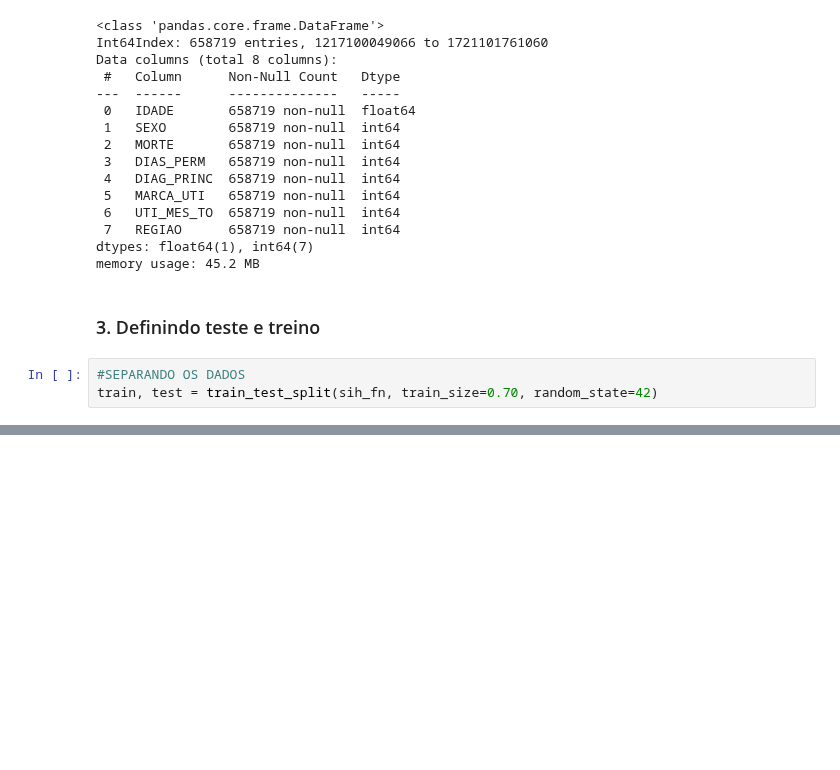
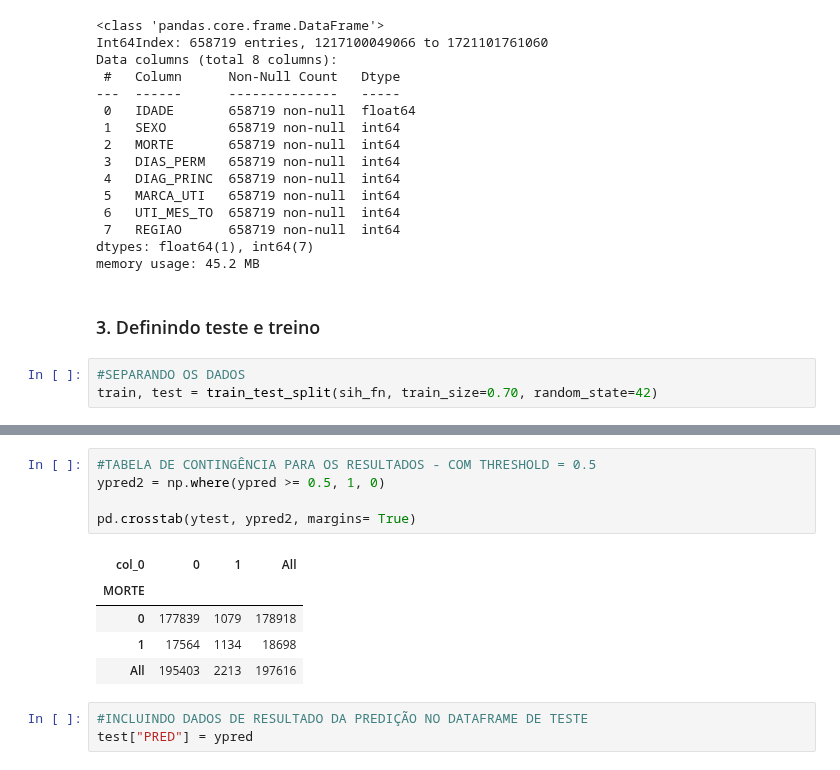
Before and after one commit to daniellybx/projeto_predicao_pneumonia, a Jupyter notebook: 03_analise_preditiva.ipynb, the cells around one changed output, grey strips where cells are left out. Drawn from its saved outputs; the diff is of its cells as text; blank space fills up the shorter version.

```diff
--- a/03_analise_preditiva.ipynb
+++ b/03_analise_preditiva.ipynb
@@ -70,0 +83,14 @@ REGIAO         0.1220      0.011     11.203      0.000       0.101       0.143
+# %%
+#TABELA DE CONTINGÊNCIA PARA OS RESULTADOS - COM THRESHOLD = 0.5
+ypred2 = np.where(ypred >= 0.5, 1, 0)
+
+pd.crosstab(ytest, ypred2, margins= True)
+# %% [output]
+| col_0 | 0 | 1 | All |
+| MORTE |  |  |  |
+| 0 | 177839 | 1079 | 178918 |
+| 1 | 17564 | 1134 | 18698 |
+| All | 195403 | 2213 | 197616 |
+# %%
+#INCLUINDO DADOS DE RESULTADO DA PREDIÇÃO NO DATAFRAME DE TESTE
+test["PRED"] = ypred
```
Also changed, not shown: parts of 13 cells of this notebook.
